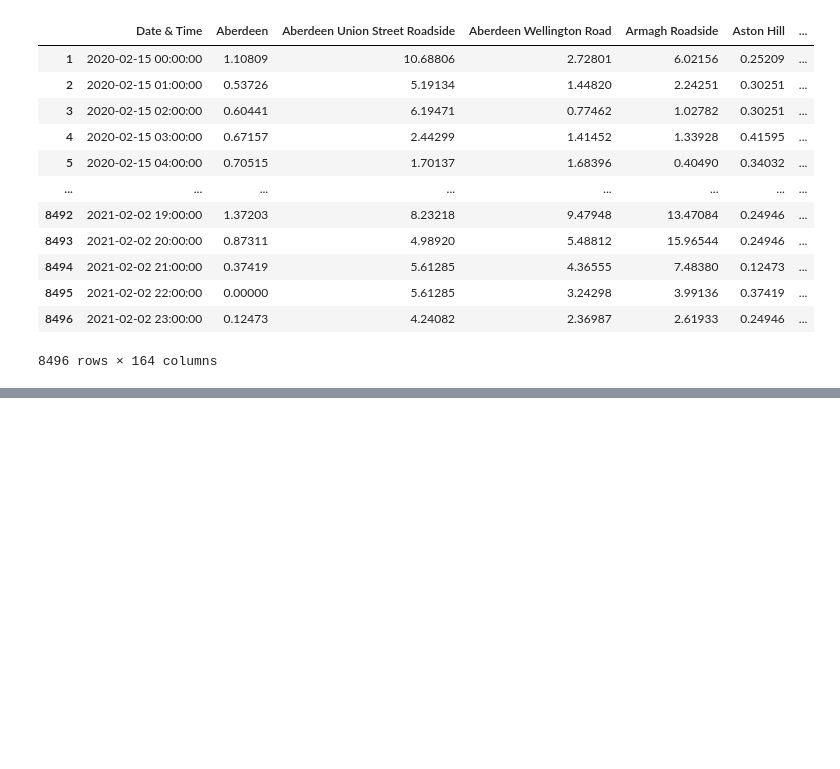
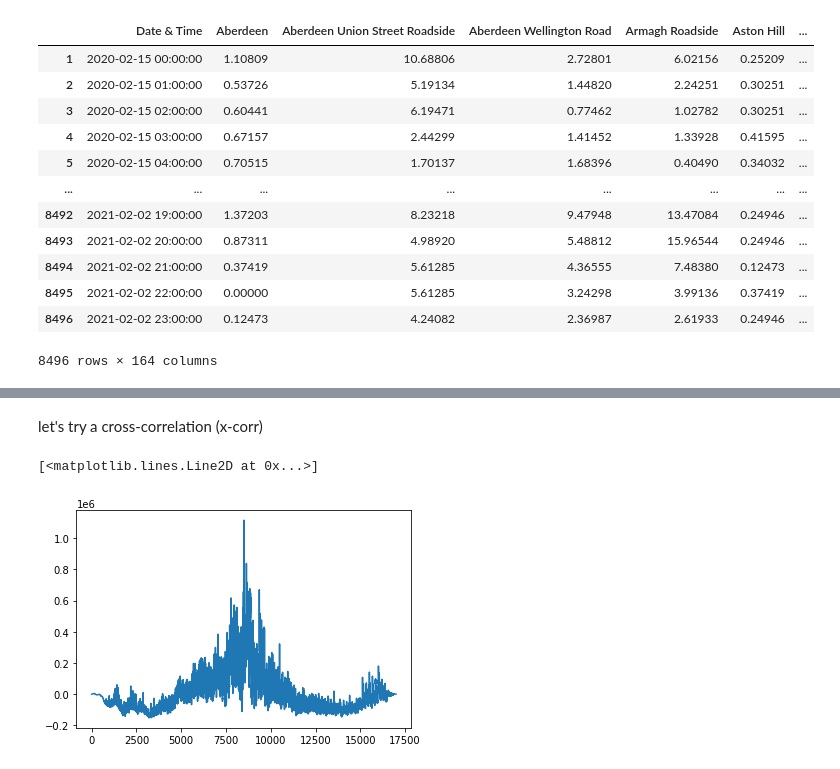
Before and after one commit to flowonthegoliv/ENVS666, a Jupyter notebook: Tutorial_2.ipynb, the cells around one changed output, grey strips where cells are left out. Saved outputs shown, nothing was run; the diff lists cells and outputs as text; code cells hidden in the pictures; blank space fills up the shorter version.

```diff
--- a/Tutorial_2.ipynb
+++ b/Tutorial_2.ipynb
@@ -268,0 +298,11 @@ plt.plot(corr)
+# %% [markdown]
+let's try a cross-correlation (x-corr)
+# %%
+data1[np.isnan(data1)]=0
+data2[np.isnan(data2)]=0
+#fills in the missing value with a zero.
+corr = np.correlate(data1-np.mean(data1),data2-np.mean(data2),'full')
+plt.plot(corr)
+# %% [output]
+[<matplotlib.lines.Line2D at 0x...>]
+[figure, added]
```
Also changed, not shown: parts of 19 cells of this notebook.
